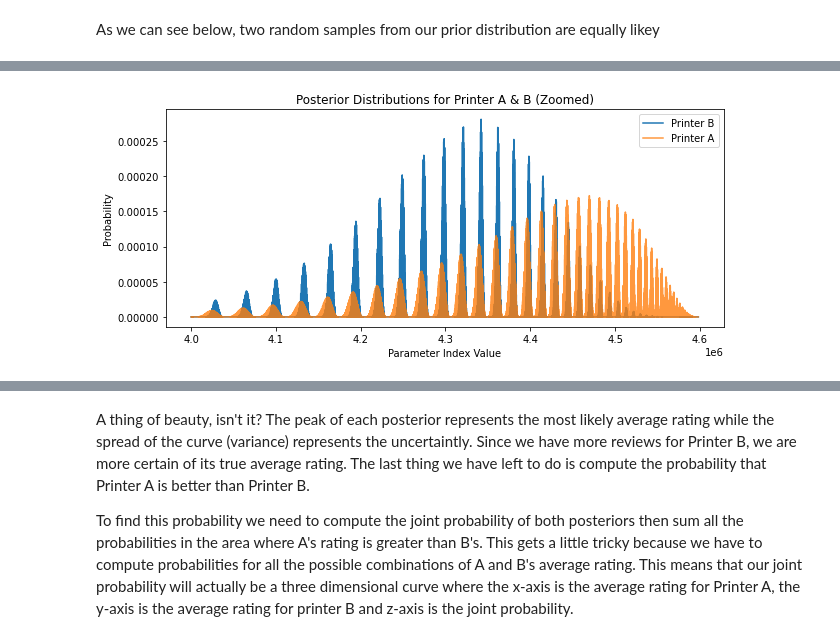
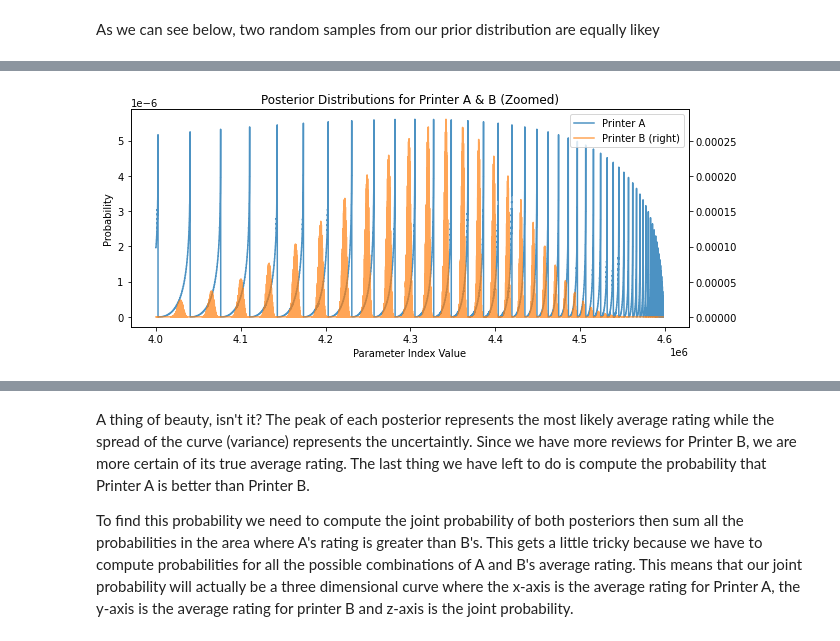
Before and after one commit to exchez/amazon-bayes, a Jupyter notebook: amazon-bayes.ipynb, the cells around one changed output, grey strips where cells are left out. Cells and saved outputs as stored; diff of their text form; code cells hidden in the pictures.

Commit message:
second draft

```diff
--- a/amazon-bayes.ipynb
+++ b/amazon-bayes.ipynb
@@ -80,7 +104,8 @@ Now that we have our parameters ( $\theta$ ), we just need the data ( $X$ ). The
 # %%
-data_a = round(pd.Series([.60, .10, .14, .16, .00]) * 40, 0).astype(int).to_list()
+#data_a = round(pd.Series([.60, .10, .14, .16, .00]) * 40, 0).astype(int).to_list()
+data_a = round(pd.Series([.5, .5, 0.0, 0.0, 0.0]) * 4, 0).astype(int).to_list()
 data_b = round(pd.Series([.52, .16, .10, .14, .08]) * 100, 0).astype(int).to_list()
 
-print('Keyboard A star counts', data_a)
-print('Keyboard B star counts', data_b)
+print('Printer A star counts', data_a)
+print('Printer B star counts', data_b)
 # %% [output]
@@ -102,6 +134,7 @@ Then we'll compute the priors. The prior distribution to the multinomial is the
 # %%
-# a weak, uninformed prior
-dirichet = stats.dirichlet([1, 1, 1, 1, 1])
+# a weak, uninformed prior distribution
+alpha = [1, 1, 1, 1, 1]
+prior_distribution = stats.dirichlet(alpha)
 # %% [markdown]
 As we can see below, two random samples from our prior distribution are equally likey
 # %%
@@ -124 +158,4 @@ priors = dirichet.pdf(parameters.T)
+# %%
+# compute p(theta | alpha) for all thetas
+priors = prior_distribution.pdf(parameters.T)
 # %% [markdown]
@@ -136,10 +175,10 @@ And now I'm done with the Bayesian part of the analysis. What I get are two prob
 # %%
 fig, ax = plt.subplots()
 
-posterior_b.loc[4000000:].rename('Printer B').plot(title='Posterior Distributions for Printer A & B (Zoomed)', legend=True, ax=ax);
 posterior_a.loc[4000000:].rename('Printer A').plot(legend=True, figsize=(10,4), ax=ax, alpha=.8);
+posterior_b.loc[4000000:].rename('Printer B').plot(title='Posterior Distributions for Printer A & B (Zoomed)', legend=True, ax=ax, secondary_y=True, alpha=.7);
 
 ax.set_xlabel("Parameter Index Value");
 ax.set_ylabel("Probability");
 # %% [output]
-[figure, old version]
+[figure, new version]
```
Also changed, not shown: parts of 65 cells of this notebook.
